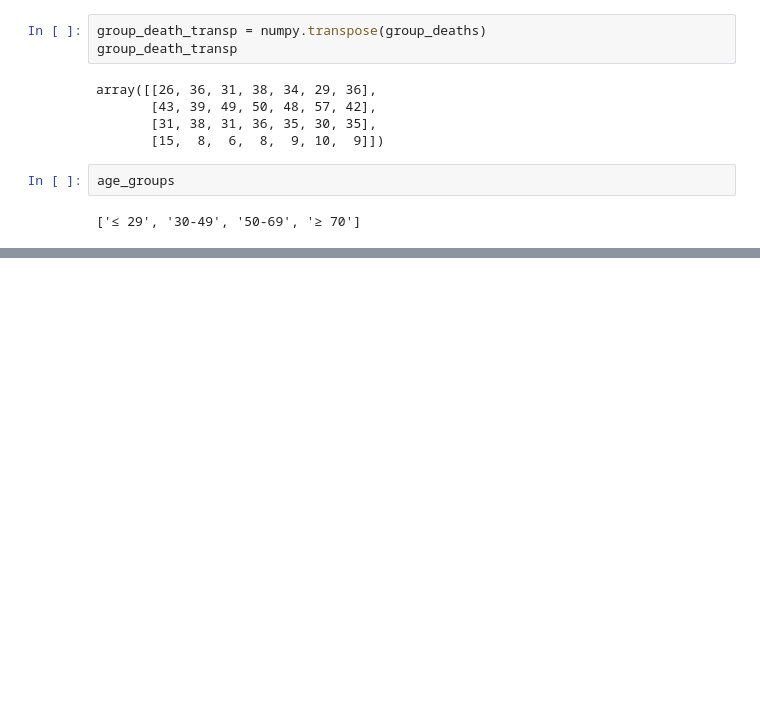
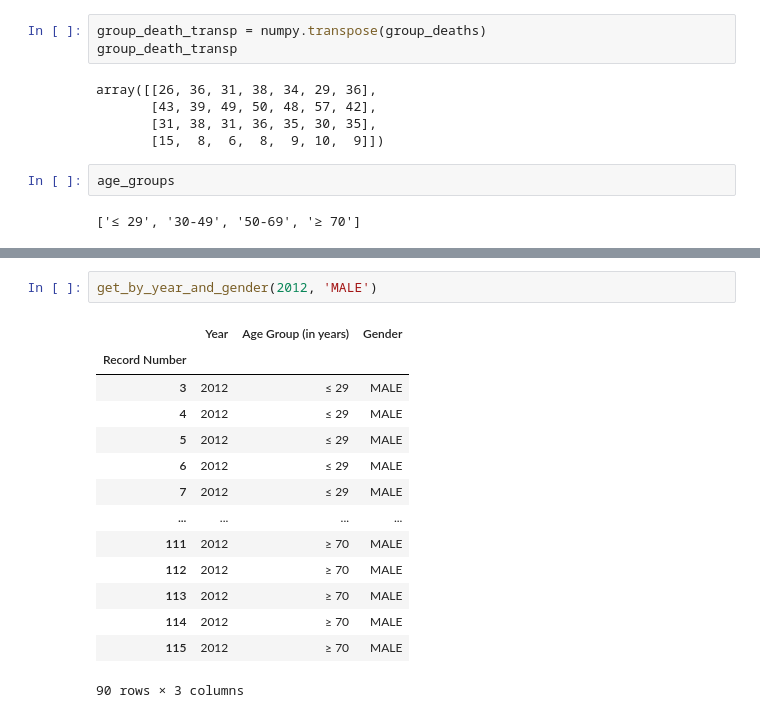
Before and after one commit to EhirimChiedozie/DataAnalysis-, a Jupyter notebook: analyse.ipynb, the cells around one changed output, grey strips where cells are left out. Drawn from its saved outputs; the diff is of its cells as text; blank space fills up the shorter version.

```diff
--- a/analyse.ipynb
+++ b/analyse.ipynb
@@ -198,0 +188,17 @@ plt.show()
+# %%
+get_by_year_and_gender(2012, 'MALE')
+# %% [output]
+|  | Year | Age Group (in years) | Gender |
+| Record Number |  |  |  |
+| 3 | 2012 | ≤ 29 | MALE |
+| 4 | 2012 | ≤ 29 | MALE |
+| 5 | 2012 | ≤ 29 | MALE |
+| 6 | 2012 | ≤ 29 | MALE |
+| 7 | 2012 | ≤ 29 | MALE |
+| ... | ... | ... | ... |
+| 111 | 2012 | ≥ 70 | MALE |
+| 112 | 2012 | ≥ 70 | MALE |
+| 113 | 2012 | ≥ 70 | MALE |
+| 114 | 2012 | ≥ 70 | MALE |
+| 115 | 2012 | ≥ 70 | MALE |
+90 rows × 3 columns
```
Also changed, not shown: parts of 7 cells of this notebook.
